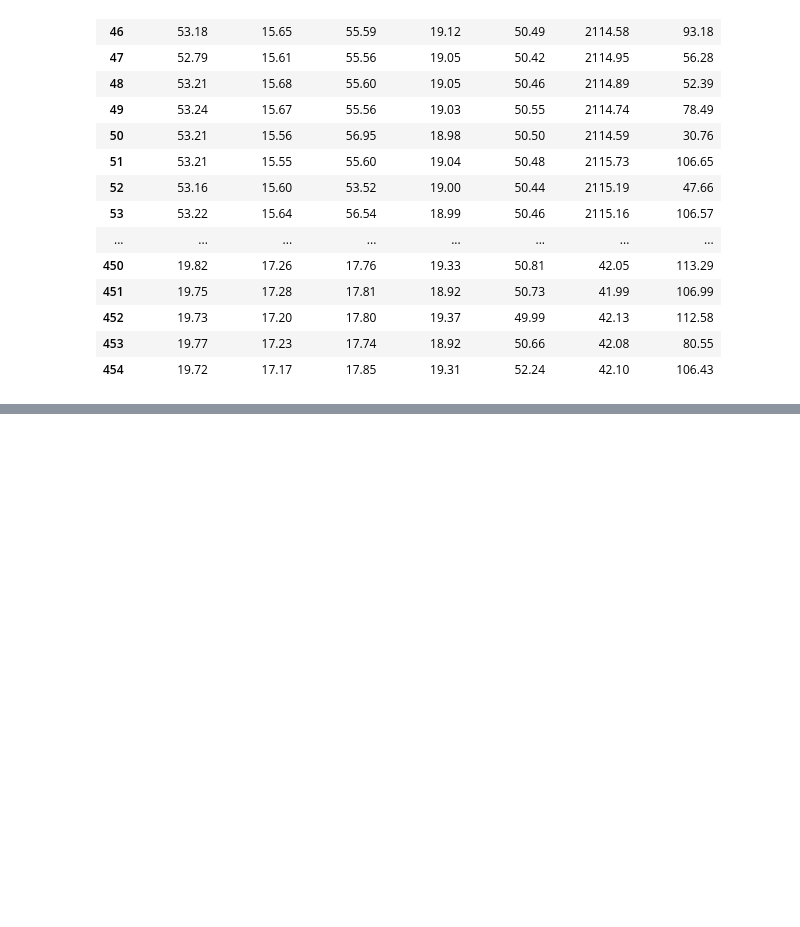
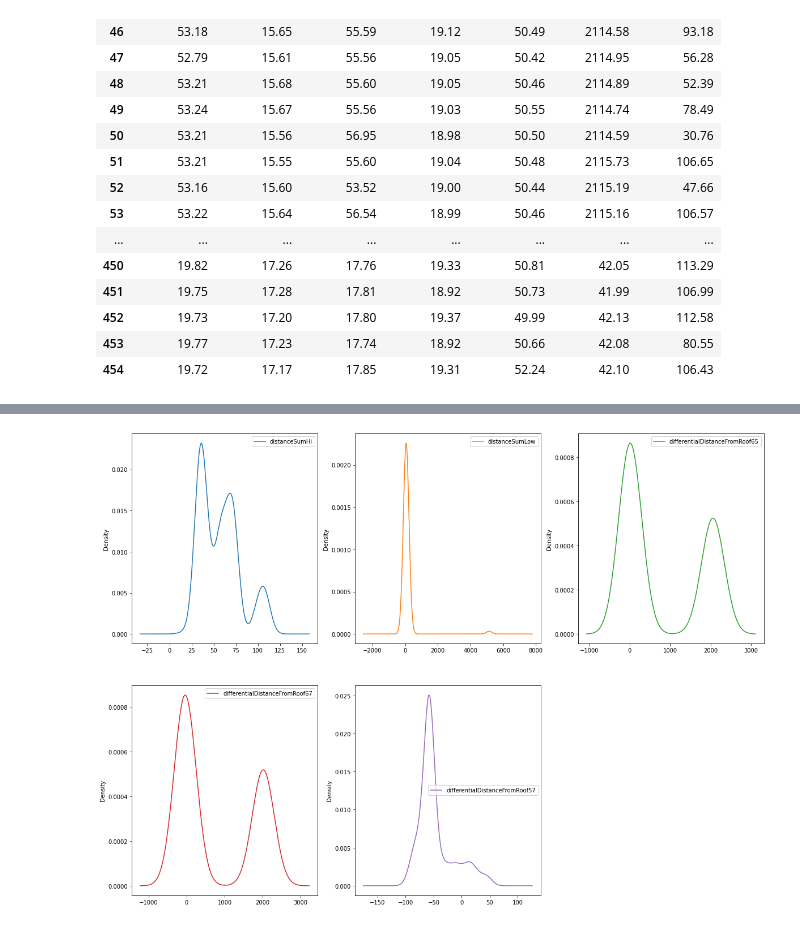
Before and after one commit to emanbuc/ultrasonic-vision, a Jupyter notebook: notebooks/analisi_dati_sensori.ipynb, the cells around one changed output, grey strips where cells are left out. Cells and saved outputs as stored; diff of their text form; code cells hidden in the pictures; blank space fills up the shorter version.

```diff
--- a/notebooks/analisi_dati_sensori.ipynb
+++ b/notebooks/analisi_dati_sensori.ipynb
@@ -188,0 +219,5 @@ df_BEAN_CAN
+# %%
+data.iloc[:,8:13].plot(kind='density', subplots=True, layout=(2,3), sharex=False, figsize=(20,15))
+plt.show()
+# %% [output]
+[figure, added]
```
Also changed, not shown: parts of 6 cells of this notebook.
